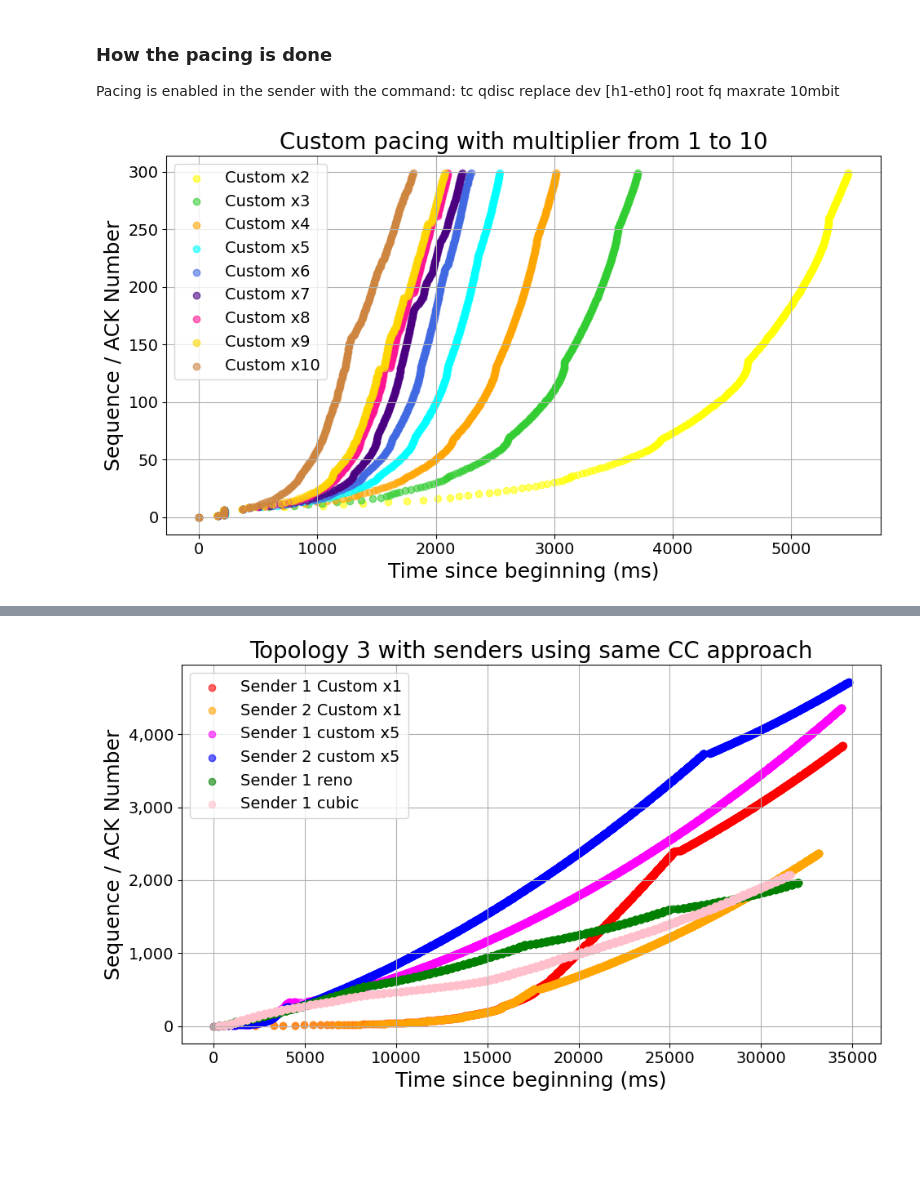
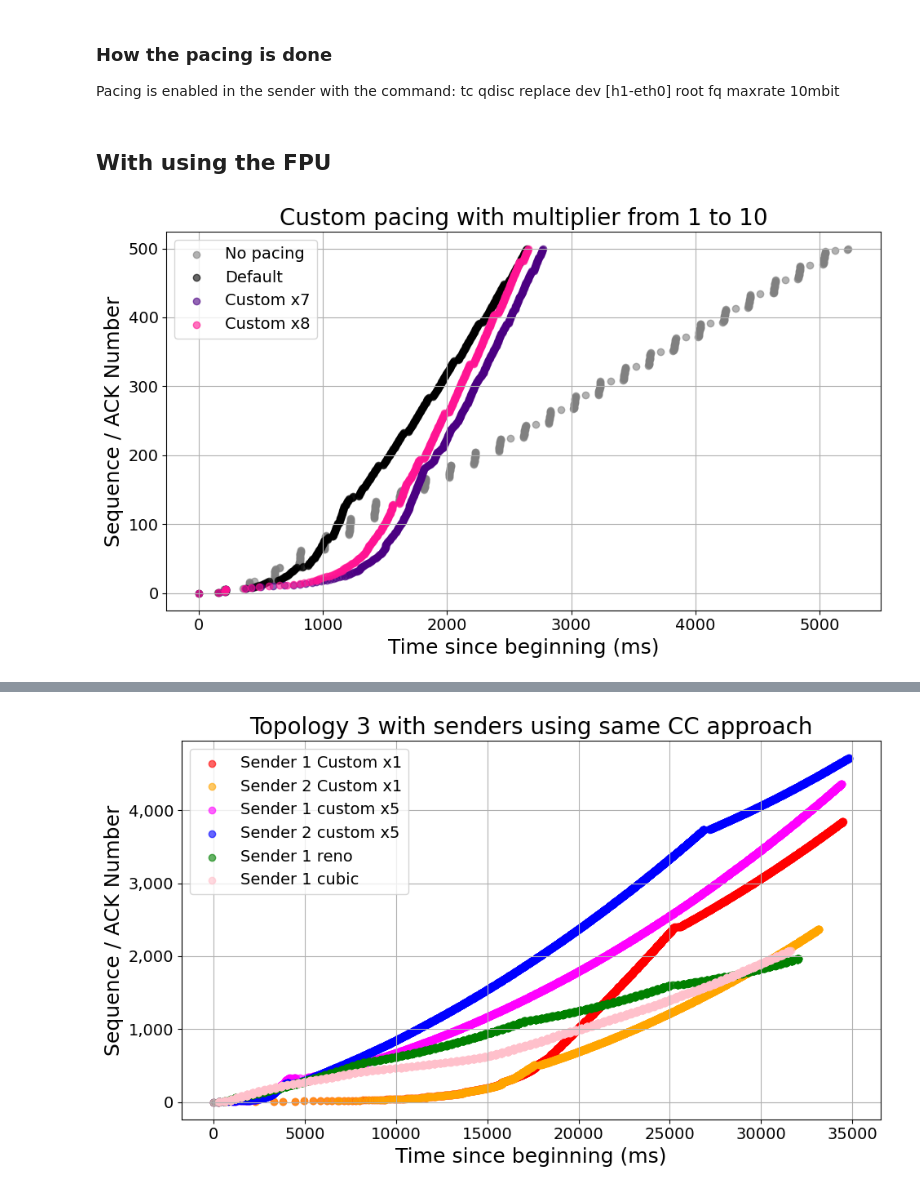
Before and after one commit to StianHaSu/TCP-Pacing-Notebooks, a Jupyter notebook: analysis/plots.ipynb, the cells around one changed output, grey strips where cells are left out. Saved outputs shown, nothing was run; the diff lists cells and outputs as text; code cells hidden in the pictures; blank space fills up the shorter version.

```diff
--- a/analysis/plots.ipynb
+++ b/analysis/plots.ipynb
@@ -4,26 +4,28 @@ Pacing is enabled in the sender with the command:
 tc qdisc replace dev [h1-eth0] root fq maxrate 10mbit
 # %%
 from analysis.utils.plotting import *
+# %% [markdown]
+## With using the FPU
 # %%
 DATA_FILES_BASE_PATH_TOPOLOGY_1 = "../data/topology_one_data/"
-GRAPH_CUTOFF = 300
+GRAPH_CUTOFF = 500
 
 graphs = [
-    #GraphConfig(DATA_FILES_BASE_PATH_TOPOLOGY_1 + "reno_topology1_30s.pcap", "RENO no pacing", #label="No pacing", cutoff=GRAPH_CUTOFF, color="grey"),
-    #GraphConfig(DATA_FILES_BASE_PATH_TOPOLOGY_1 + "baseline_reno_topology1_60s.pcap", "RENO default paced", label="Default", cutoff=GRAPH_CUTOFF, color="black"),
-    #GraphConfig(DATA_FILES_BASE_PATH_TOPOLOGY_1 + "6.12.1035_reno_1m_topology1_30s.pcap", "RENO custom paced", label="Custom", cutoff=GRAPH_CUTOFF, color="firebrick"),
-    GraphConfig(DATA_FILES_BASE_PATH_TOPOLOGY_1 + "6.12.1035_reno_2m_topology1_30s.pcap", "RENO custom paced x2", label="Custom x2", cutoff=GRAPH_CUTOFF, color="yellow"),
-    GraphConfig(DATA_FILES_BASE_PATH_TOPOLOGY_1 + "6.12.1035_reno_3m_topology1_30s.pcap", "RENO custom paced x3", label="Custom x3", cutoff=GRAPH_CUTOFF, color="limegreen"),
-    GraphConfig(DATA_FILES_BASE_PATH_TOPOLOGY_1 + "6.12.1035_reno_4m_topology1_30s.pcap", "RENO custom paced x4", label="Custom x4", cutoff=GRAPH_CUTOFF, color="orange"),
-    GraphConfig(DATA_FILES_BASE_PATH_TOPOLOGY_1 + "6.12.1035_reno_5m_topology1_30s.pcap", "RENO custom paced x5", label="Custom x5", cutoff=GRAPH_CUTOFF, color="cyan"),
-    GraphConfig(DATA_FILES_BASE_PATH_TOPOLOGY_1 + "6.12.1035_reno_6m_topology1_30s.pcap", "RENO custom paced x6", label="Custom x6", cutoff=GRAPH_CUTOFF, color="royalblue"),
+    GraphConfig(DATA_FILES_BASE_PATH_TOPOLOGY_1 + "reno_topology1_30s.pcap", "RENO no pacing", label="No pacing", cutoff=GRAPH_CUTOFF, color="grey"),
+    GraphConfig(DATA_FILES_BASE_PATH_TOPOLOGY_1 + "baseline_reno_topology1_60s.pcap", "RENO default paced", label="Default", cutoff=GRAPH_CUTOFF, color="black"),
+    #GraphConfig(DATA_FILES_BASE_PATH_TOPOLOGY_1 + "6.12.1035_reno_1m_topology1_30s.pcap", "RENO custom paced x1", label="Custom x1", #cutoff=GRAPH_CUTOFF, color="green"),
+    #GraphConfig(DATA_FILES_BASE_PATH_TOPOLOGY_1 + "6.12.1035_reno_2m_topology1_30s.pcap", "RENO custom paced x2", label="Custom x2", cutoff=GRAPH_CUTOFF, color="yellow"),
+    #GraphConfig(DATA_FILES_BASE_PATH_TOPOLOGY_1 + "6.12.1035_reno_3m_topology1_30s.pcap", "RENO custom paced x3", label="Custom x3", cutoff=GRAPH_CUTOFF, color="limegreen"),
+    #GraphConfig(DATA_FILES_BASE_PATH_TOPOLOGY_1 + "6.12.1035_reno_4m_topology1_30s.pcap", "RENO custom paced x4", label="Custom x4", cutoff=GRAPH_CUTOFF, color="orange"),
+    #GraphConfig(DATA_FILES_BASE_PATH_TOPOLOGY_1 + "6.12.1035_reno_5m_topology1_30s.pcap", "RENO custom paced x5", label="Custom x5", cutoff=GRAPH_CUTOFF, color="cyan"),
+    #GraphConfig(DATA_FILES_BASE_PATH_TOPOLOGY_1 + "6.12.1035_reno_6m_topology1_30s.pcap", "RENO custom paced x6", label="Custom x6", cutoff=GRAPH_CUTOFF, color="royalblue"),
     GraphConfig(DATA_FILES_BASE_PATH_TOPOLOGY_1 + "6.12.1035_reno_7m_topology1_30s.pcap", "RENO custom paced x7", label="Custom x7", cutoff=GRAPH_CUTOFF, color="indigo"),
     GraphConfig(DATA_FILES_BASE_PATH_TOPOLOGY_1 + "6.12.1035_reno_8m_topology1_30s.pcap", "RENO custom paced x8", label="Custom x8", cutoff=GRAPH_CUTOFF, color="deeppink"),
-    GraphConfig(DATA_FILES_BASE_PATH_TOPOLOGY_1 + "6.12.1035_reno_9m_topology1_30s.pcap", "RENO custom paced x9", label="Custom x9", cutoff=GRAPH_CUTOFF, color="gold"),
-    GraphConfig(DATA_FILES_BASE_PATH_TOPOLOGY_1 + "6.12.1035_reno_10m_topology1_30s.pcap", "RENO custom paced x10", label="Custom x10", cutoff=GRAPH_CUTOFF, color="peru"),
+    #3GraphConfig(DATA_FILES_BASE_PATH_TOPOLOGY_1 + "6.12.1035_reno_9m_topology1_30s.pcap", "RENO custom paced x9", label="Custom x9", cutoff=GRAPH_CUTOFF, color="gold"),
+    #GraphConfig(DATA_FILES_BASE_PATH_TOPOLOGY_1 + "6.12.1035_reno_10m_topology1_30s.pcap", "RENO custom paced x10", label="Custom x10", cutoff=GRAPH_CUTOFF, color="peru"),
 ]
 
 graphs = plot_packets_from_pcap_files(graphs, cutoff=GRAPH_CUTOFF, title="Custom pacing with multiplier from 1 to 10")
 graphs_mapped = { graph[0].title : graph for graph in graphs }
 # %% [output]
-[figure, old version]
+[figure, new version]
```
Also changed, not shown: parts of 9 cells of this notebook, 7 other files.
